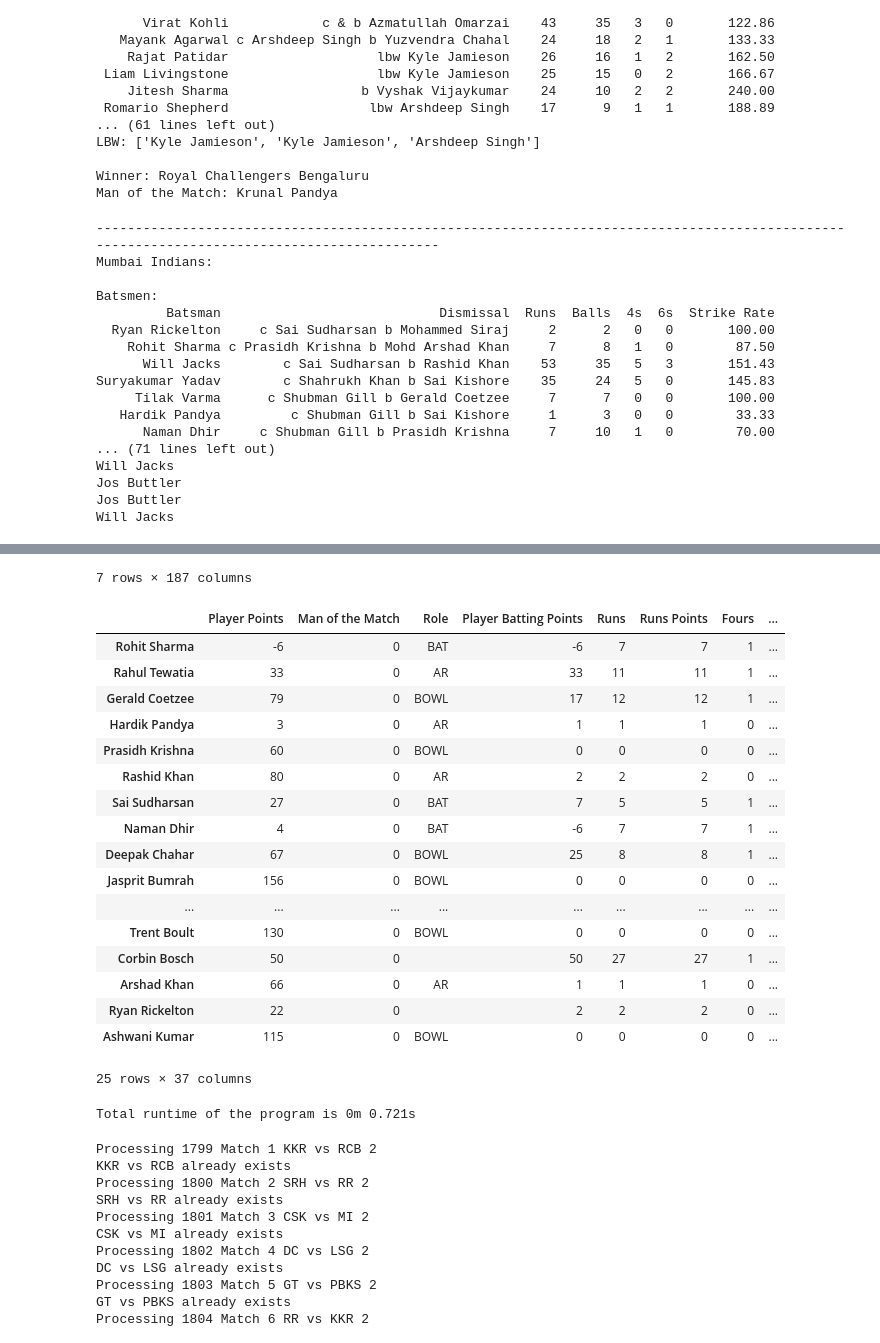
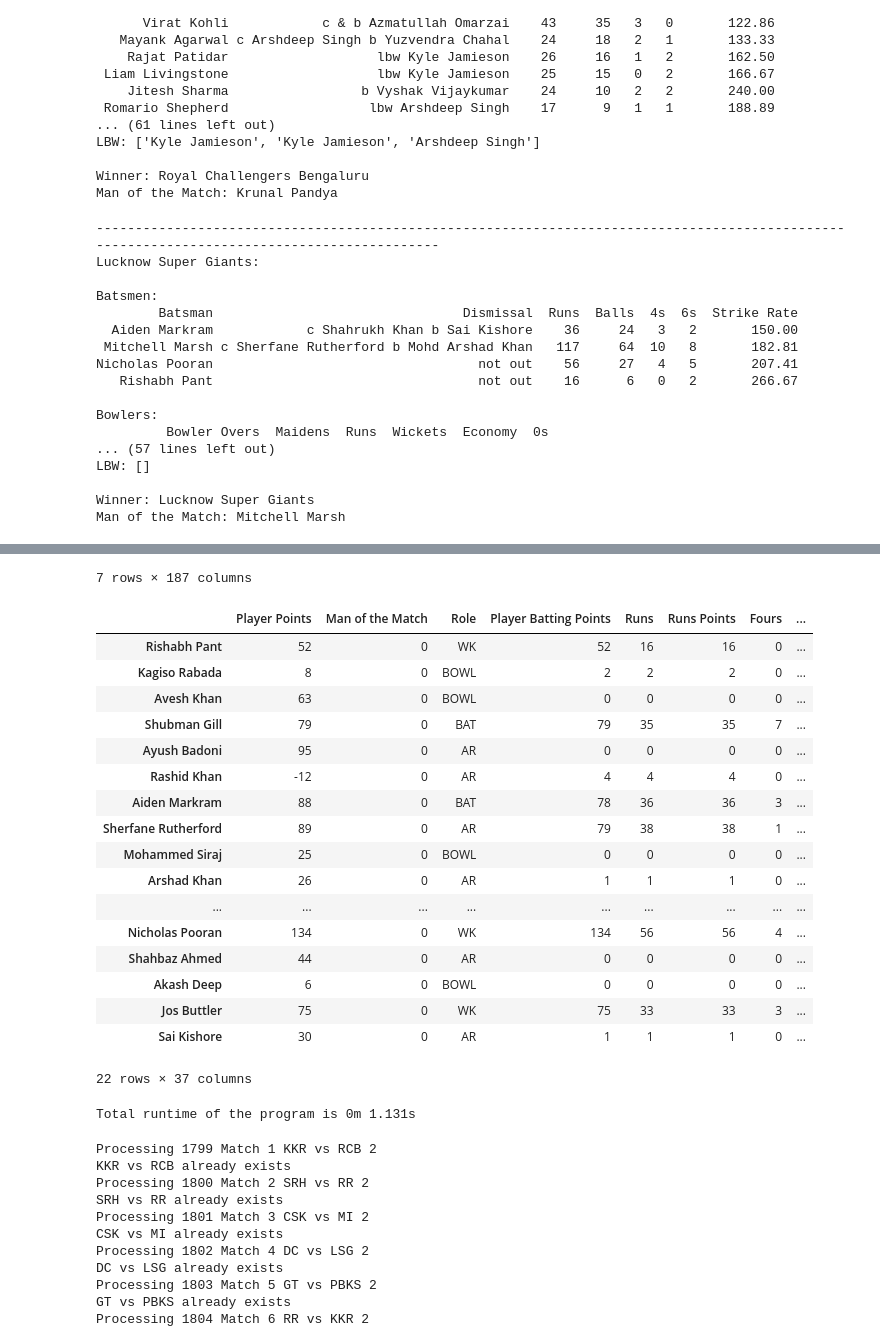
Before and after one commit to nisarg-m-shah/IPL-Fantasy-2026, a Jupyter notebook: test.ipynb, the cells around one changed output, grey strips where cells are left out. Drawn from its saved outputs; the diff is of its cells as text; code cells hidden in the pictures.

```diff
--- a/test.ipynb
+++ b/test.ipynb
@@ -329,7 +329,7 @@ if __name__ == '__main__':
 
     begin = time.time()
 
-    match_name = "MI vs GT"
+    match_name = "GT vs LSG"
     match_object = match_objects[match_name]
 
     # match_object = match_objects[60]
@@ -472,20 +472,20 @@ if __name__ == '__main__':
     print(f"Total runtime of the program is {total_time_taken}")
 # %% [output]
 --------------------------------------------------------------------------------------------------------------------------------------------
-Mumbai Indians:
+Lucknow Super Giants:
 
 Batsmen:
-         Batsman                            Dismissal  Runs  Balls  4s  6s  Strike Rate
-  Ryan Rickelton     c Sai Sudharsan b Mohammed Siraj     2      2   0   0       100.00
-    Rohit Sharma c Prasidh Krishna b Mohd Arshad Khan     7      8   1   0        87.50
-      Will Jacks        c Sai Sudharsan b Rashid Khan    53     35   5   3       151.43
-Suryakumar Yadav        c Shahrukh Khan b Sai Kishore    35     24   5   0       145.83
-     Tilak Varma      c Shubman Gill b Gerald Coetzee     7      7   0   0       100.00
-   Hardik Pandya         c Shubman Gill b Sai Kishore     1      3   0   0        33.33
-      Naman Dhir     c Shubman Gill b Prasidh Krishna     7     10   1   0        70.00
-... (71 lines left out)
-Will Jacks
-Jos Buttler
-Jos Buttler
-Will Jacks
+        Batsman                                Dismissal  Runs  Balls  4s  6s  Strike Rate
+  Aiden Markram            c Shahrukh Khan b Sai Kishore    36     24   3   2       150.00
+ Mitchell Marsh c Sherfane Rutherford b Mohd Arshad Khan   117     64  10   8       182.81
+Nicholas Pooran                                  not out    56     27   4   5       207.41
+   Rishabh Pant                                  not out    16      6   0   2       266.67
+
+Bowlers:
+         Bowler Overs  Maidens  Runs  Wickets  Economy  0s
+... (57 lines left out)
+LBW: []
+
+Winner: Lucknow Super Giants
+Man of the Match: Mitchell Marsh
 |  | Total Points | Booster | Varun Chakaravarthy | Travis Head | Prasidh Krishna | Harshit Rana | Rahul Chahar | ... |
@@ -499,23 +499,23 @@ Will Jacks
 7 rows × 187 columns
 |  | Player Points | Man of the Match | Role | Player Batting Points | Runs | Runs Points | Fours | ... |
-| Rohit Sharma | -6 | 0 | BAT | -6 | 7 | 7 | 1 | ... |
-| Rahul Tewatia | 33 | 0 | AR | 33 | 11 | 11 | 1 | ... |
-| Gerald Coetzee | 79 | 0 | BOWL | 17 | 12 | 12 | 1 | ... |
-| Hardik Pandya | 3 | 0 | AR | 1 | 1 | 1 | 0 | ... |
-| Prasidh Krishna | 60 | 0 | BOWL | 0 | 0 | 0 | 0 | ... |
-| Rashid Khan | 80 | 0 | AR | 2 | 2 | 2 | 0 | ... |
-| Sai Sudharsan | 27 | 0 | BAT | 7 | 5 | 5 | 1 | ... |
-| Naman Dhir | 4 | 0 | BAT | -6 | 7 | 7 | 1 | ... |
-| Deepak Chahar | 67 | 0 | BOWL | 25 | 8 | 8 | 1 | ... |
-| Jasprit Bumrah | 156 | 0 | BOWL | 0 | 0 | 0 | 0 | ... |
+| Rishabh Pant | 52 | 0 | WK | 52 | 16 | 16 | 0 | ... |
+| Kagiso Rabada | 8 | 0 | BOWL | 2 | 2 | 2 | 0 | ... |
+| Avesh Khan | 63 | 0 | BOWL | 0 | 0 | 0 | 0 | ... |
+| Shubman Gill | 79 | 0 | BAT | 79 | 35 | 35 | 7 | ... |
+| Ayush Badoni | 95 | 0 | AR | 0 | 0 | 0 | 0 | ... |
+| Rashid Khan | -12 | 0 | AR | 4 | 4 | 4 | 0 | ... |
+| Aiden Markram | 88 | 0 | BAT | 78 | 36 | 36 | 3 | ... |
+| Sherfane Rutherford | 89 | 0 | AR | 79 | 38 | 38 | 1 | ... |
+| Mohammed Siraj | 25 | 0 | BOWL | 0 | 0 | 0 | 0 | ... |
+| Arshad Khan | 26 | 0 | AR | 1 | 1 | 1 | 0 | ... |
 | ... | ... | ... | ... | ... | ... | ... | ... | ... |
-| Trent Boult | 130 | 0 | BOWL | 0 | 0 | 0 | 0 | ... |
-| Corbin Bosch | 50 | 0 |  | 50 | 27 | 27 | 1 | ... |
-| Arshad Khan | 66 | 0 | AR | 1 | 1 | 1 | 0 | ... |
-| Ryan Rickelton | 22 | 0 |  | 2 | 2 | 2 | 0 | ... |
-| Ashwani Kumar | 115 | 0 | BOWL | 0 | 0 | 0 | 0 | ... |
+| Nicholas Pooran | 134 | 0 | WK | 134 | 56 | 56 | 4 | ... |
+| Shahbaz Ahmed | 44 | 0 | AR | 0 | 0 | 0 | 0 | ... |
+| Akash Deep | 6 | 0 | BOWL | 0 | 0 | 0 | 0 | ... |
+| Jos Buttler | 75 | 0 | WK | 75 | 33 | 33 | 3 | ... |
+| Sai Kishore | 30 | 0 | AR | 1 | 1 | 1 | 0 | ... |
-25 rows × 37 columns
+22 rows × 37 columns
-Total runtime of the program is 0m 0.721s
+Total runtime of the program is 0m 1.131s
 # %%
 from Points import Player,Team,Match
 from Output import run_output_pipeline
```
Also changed, not shown: parts of 1 cell of this notebook, 7 other files.
